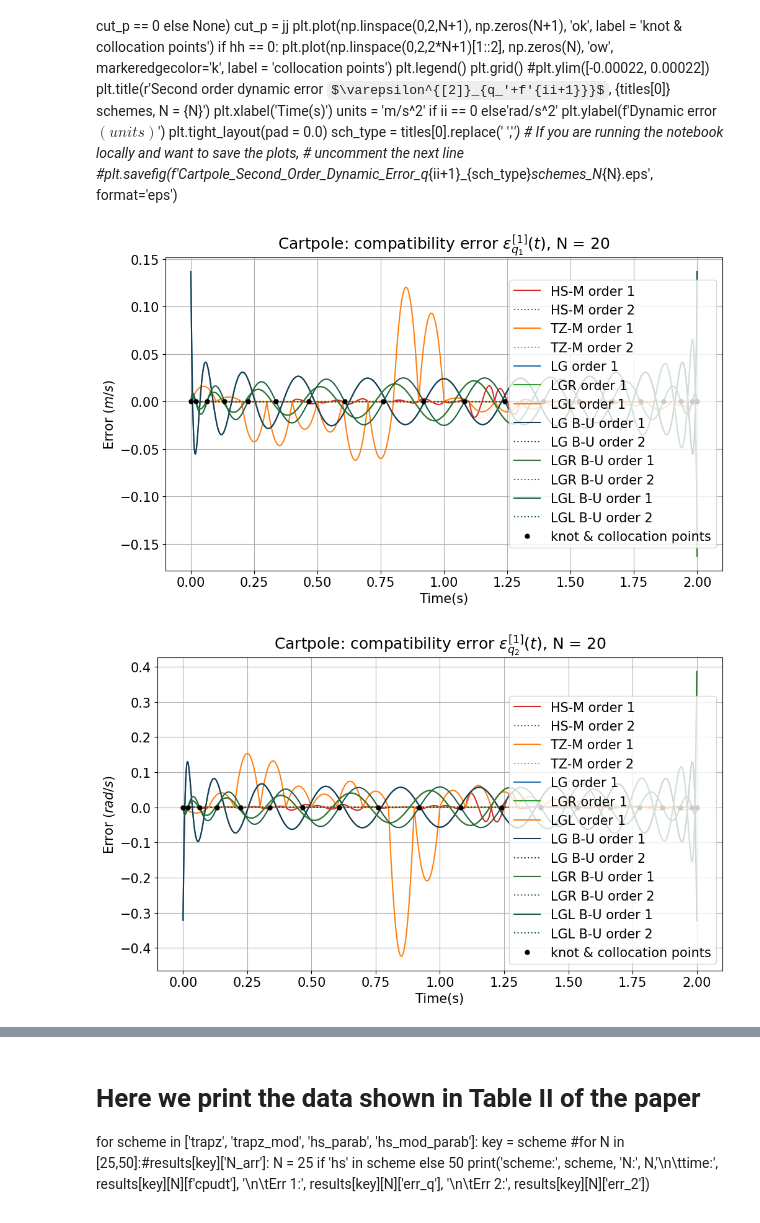
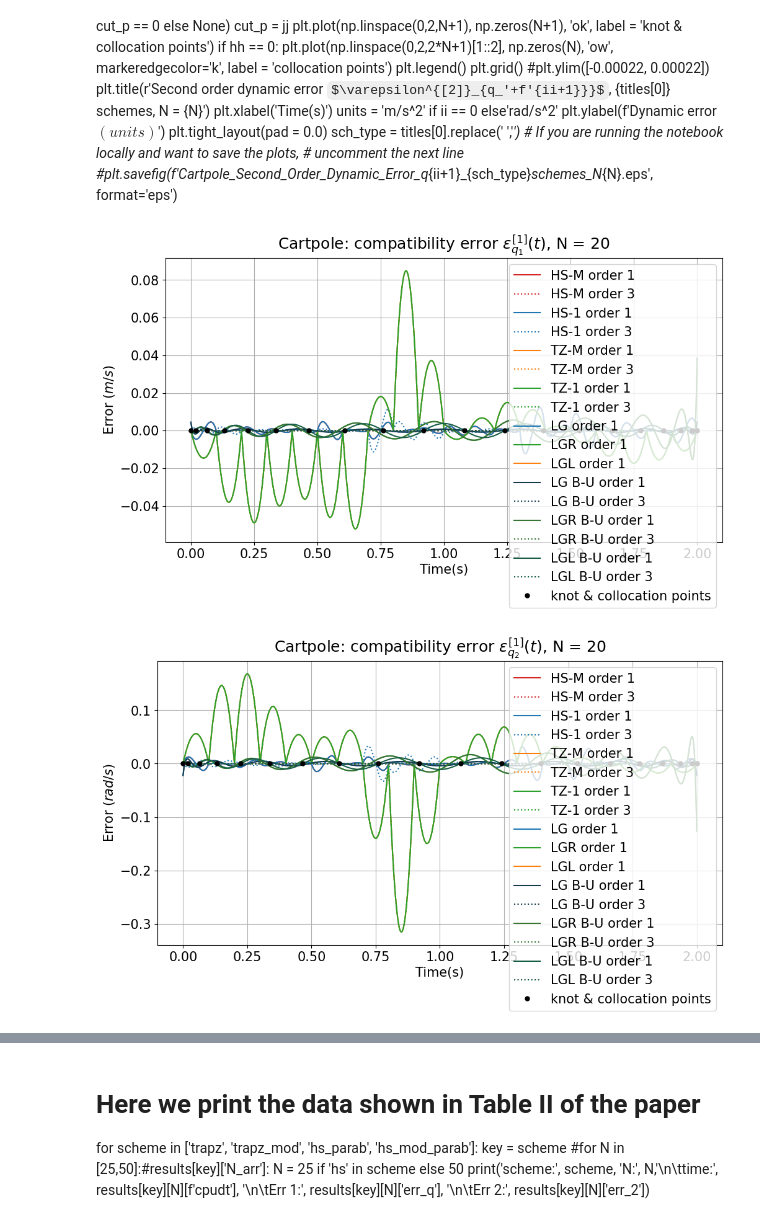
Before and after one commit to AunSiro/Cosejas_IRI, a Jupyter notebook: Casadi/Cartpole-derivated-all-schemes.ipynb, the cells around one changed output, grey strips where cells are left out. Saved outputs shown, nothing was run; the diff lists cells and outputs as text; code cells hidden in the pictures; some formulas as TeX source.

Commit message:
all-schemes notebooks

```diff
--- a/Casadi/Cartpole-derivated-all-schemes.ipynb
+++ b/Casadi/Cartpole-derivated-all-schemes.ipynb
@@ -900,6 +883,7 @@ schemes = [
     'hsn_parab',
     'hs_parab',
     'trapz_n',
+    'trapz',
     #'TD_LG',
     #'TD_CG',
     'LG',
@@ -948,7 +932,7 @@ for N in N_arr:
             key = scheme + f'_{order}'
             print(f'Problem: {key}, ', time.strftime('%H:%M:%S ', time.localtime(time.time())))
             try:
-                results[key][N] = casadi_cartpole(
+                results[key][N] = casadi_cartpole_derivated(
                 scheme,
                 N,
                 'lin',
@@ -959,7 +943,7 @@ for N in N_arr:
             except RuntimeError:
                 results[key][N] = None
                 print('ATTEMPT FAILED!!')
-                results[key][N] = copy(casadi_cartpole(
+                results[key][N] = copy(casadi_cartpole_derivated(
                     'hs_parab',
                     20,
                     'lin',
@@ -1055,6 +1039,7 @@ t_interp = np.linspace(0, 2, plot_n)
 marker_size = 5
 N = 25
 dt = (_res['t'][-1]-_res['t'][0])/N
+save = True
 
 #HS1
 
@@ -1179,7 +1164,16 @@ for kk in range(2):
     plt.xlabel("Time(s)")
     plt.ylabel(y_labels[kk])
     plt.tight_layout(pad=0.0)
-    #plt.savefig(f'2d_order/Cartpole_deriv_q{_dd[kk]}_HS_schemes_N_{N}.eps', format='eps')
+
+    if save:
+        save_fig(
+            problem_name = 'cartpole_derivated',
+            graph_name = f'q{_dd[kk]}',
+            schemes_printed = schemes,
+            save_format = 'pdf',
+            N = N,
+            q_counter = component,
+        )
 # %% [output]
 [figure]
 [figure]
@@ -1255,7 +1249,7 @@ for key in results.keys():
         else:
             errors = dynamic_errors(
                 res,
-                F_nump,
+                F_nump_w,
                 dynamics_error_mode = 'q',
                 problem_order=3,
                 scheme_order=3,
@@ -1287,13 +1295,13 @@ for key in results.keys():
     print('Problem:', key)
     N_arr = results[key]['N_arr']
     err_q_acum = []
-    err_2_acum = []
+    err_3_acum = []
     cpudt = []
     for N in N_arr:
         errors = results[key][N]['error']
         err_q_acum.append(errors['err_q'])
-        err_2_acum.append(errors['err_2'])
+        err_3_acum.append(errors['err_3'])
     results[key]['err_q_acum'] = np.array(err_q_acum, dtype = float)
-    results[key]['err_2_acum'] = np.array(err_2_acum, dtype = float)
+    results[key]['err_3_acum'] = np.array(err_3_acum, dtype = float)
 # %% [output]
 Problem: hsn_parab_1
@@ -1467,36 +1479,46 @@ for hh in range(2):
 #schemes = ['trapz', 'trapz_mod']
 ylabels = ['Error $(m/s)$','Error $(rad/s)$']
 N = 20
+save = False
 
 for component in range(2):
     plt.figure(figsize=oct_fig_size)
     t_arr = np.linspace(
             0, results[key][N]["t"][-1], results[key][N]['error']['compat_err_1_interp'].shape[0]
         )
     for key in results.keys():
         scheme = results[key]['scheme']
         plot_kw = scheme_kwargs(scheme, longlabel=False)
         plot_kw['ls'] = '-' if results[key]['order'] == 1 else ':'
         plot_kw['label'] = plot_kw['label']+' order '+str(results[key]['order'])
         plot_kw['marker'] = ''
         plt.plot(t_arr, results[key][N]['error']['compat_err_1_interp'][:,component], **plot_kw)
     plt.plot(
         results[key][N]["t"],
         np.zeros(len(results[key][N]["t"])),
         "ok",
         ms=5,
         label="knot & collocation points",
     )
     plt.legend()
     plt.grid()
     plt.title(r'Cartpole: compatibility error $\varepsilon^{[1]}_{q_'+f'{component+1}}}(t)$, N = {N}')
     plt.xlabel("Time(s)")
     plt.ylabel(ylabels[component])
     plt.tight_layout(pad=0.0)
-    #plt.savefig(f'2d_order/Cartpole_First_Order_Dynamic_Error_q_{component+1}_TZ_schemes_N_{N}.eps', format='eps')
+
+    if save:
+        save_fig(
+            problem_name = 'cartpole_derivated',
+            graph_name = 'first_order_dyn_error',
+            schemes_printed = schemes,
+            save_format = 'pdf',
+            N = N,
+            q_counter = component,
+        )
 # %% [output]
-[figure, old version]
+[figure, new version]
-[figure, old version]
+[figure, new version]
 # %%
 ylabels = ['Error $(m/s^2)$','Error $(rad/s^2)$']
 N = 20
```
Also changed, not shown: parts of 20 cells of this notebook, 4 other files.
